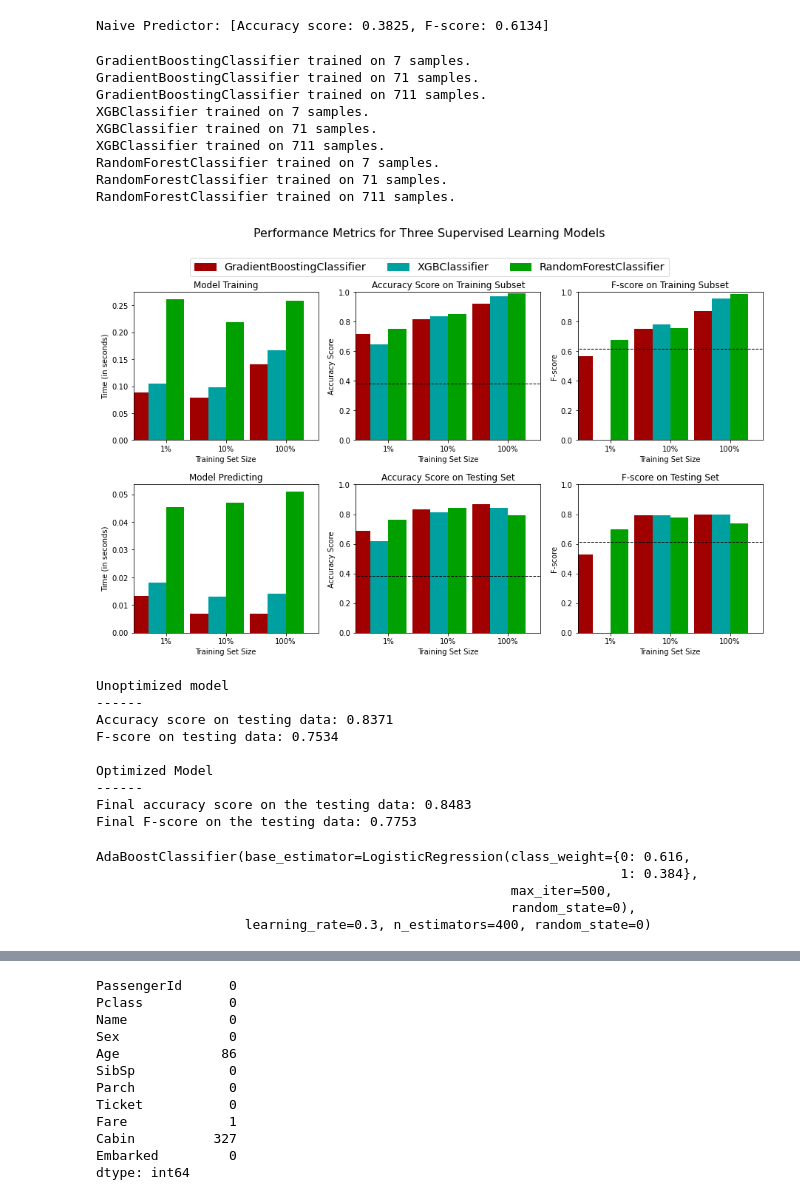
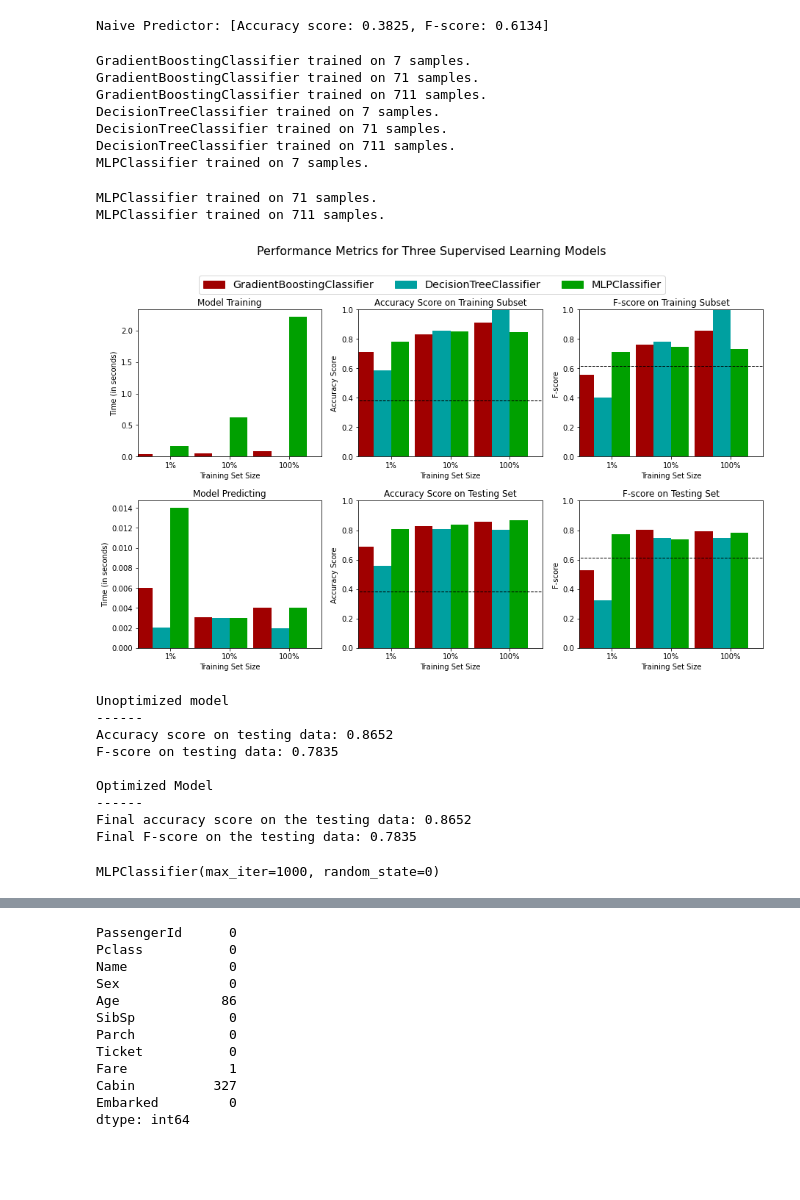
Before and after one commit to walidsi/titanic, a Jupyter notebook: titianic.ipynb, the cells around one changed output, grey strips where cells are left out. Saved outputs shown, nothing was run; the diff lists cells and outputs as text; code cells hidden in the pictures; blank space fills up the shorter version.

Commit message:
Fix bug in TitanicDataPreProccessor + other stuff
Fix bug in TitanicDataPreProccessor + try MLPClassifier

```diff
--- a/titianic.ipynb
+++ b/titianic.ipynb
@@ -164,5 +169,5 @@ class TitanicDataPreProccessor:
 # %%
-preproccessor = TitanicDataPreProccessor()
+preproccessor = TitanicDataPreProccessor(titanic_df)
 titanic_final = preproccessor.preprocess_data(titanic_df)
 titanic_final.head()
 # %% [output]
@@ -302,45 +306,48 @@ from sklearn.ensemble import GradientBoostingClassifier, AdaBoostClassifier, Ran
 from sklearn.neighbors import KNeighborsClassifier
 from sklearn.svm import SVC, LinearSVC
 import xgboost as xgb
+from sklearn.gaussian_process import GaussianProcessClassifier
+from sklearn.neural_network import MLPClassifier
+from sklearn.tree import DecisionTreeClassifier
 import warnings
 warnings.filterwarnings("ignore", category = UserWarning, module = "xgboost")
 
 # # TODO: Initialize the three models
 #weights = {0: 0.75, 1: 0.25}
 clf_A = GradientBoostingClassifier()
-clf_B = xgb.XGBClassifier(eval_metric='rmse')
-clf_C = RandomForestClassifier()
+clf_B = DecisionTreeClassifier(random_state=0)
+clf_C = MLPClassifier(random_state=0, max_iter=1000)
 
 
 # TODO: Calculate the number of samples for 1%, 10%, and 100% of the training data
 # HINT: samples_100 is the entire training set i.e. len(y_train)
 # HINT: samples_10 is 10% of samples_100 (ensure to set the count of the values to be `int` and not `float`)
 # HINT: samples_1 is 1% of samples_100 (ensure to set the count of the values to be `int` and not `float`)
 samples_100 = len(y_train)
 samples_10 = int(0.1 * samples_100)
 samples_1 = int(0.01 * samples_100)
 
 # Collect results on the learners
 results = {}
 for clf in [clf_A, clf_B, clf_C]:
     clf_name = clf.__class__.__name__
     results[clf_name] = {}
     for i, samples in enumerate([samples_1, samples_10, samples_100]):
         results[clf_name][i] = train_predict(clf, samples, X_train, y_train, X_test, y_test)
 
 # Run metrics visualization for the three supervised learning models chosen
 vs.evaluate(results, accuracy, fscore)
 # %% [output]
 GradientBoostingClassifier trained on 7 samples.
 GradientBoostingClassifier trained on 71 samples.
 GradientBoostingClassifier trained on 711 samples.
-XGBClassifier trained on 7 samples.
-XGBClassifier trained on 71 samples.
-XGBClassifier trained on 711 samples.
-RandomForestClassifier trained on 7 samples.
-RandomForestClassifier trained on 71 samples.
-RandomForestClassifier trained on 711 samples.
+DecisionTreeClassifier trained on 7 samples.
+DecisionTreeClassifier trained on 71 samples.
+DecisionTreeClassifier trained on 711 samples.
+MLPClassifier trained on 7 samples.
+MLPClassifier trained on 71 samples.
+MLPClassifier trained on 711 samples.
-[figure, old version]
+[figure, new version]
 # %%
 from sklearn.metrics import accuracy_score, fbeta_score
 
@@ -354,14 +361,36 @@ weight = {1: 0.384, 0: 0.616}
 # clf = LogisticRegression(random_state=0, class_weight=weight, max_iter=500)
 # clf = KNeighborsClassifier()
 # clf = (random_state=0, class_weight=weight)
-clf = AdaBoostClassifier(random_state=0, base_estimator=LogisticRegression(random_state=0, class_weight=weight, max_iter=500))
+# clf = AdaBoostClassifier(random_state=0, base_estimator=LogisticRegression(random_state=0, class_weight=weight, max_iter=500))
+# clf = xgb.XGBClassifier(random_state=0)
+# clf = GaussianProcessClassifier(random_state=0)
+clf = MLPClassifier(random_state=0, max_iter=1000)
+# clf = DecisionTreeClassifier(random_state=0)
 
 
 # TODO: Create the parameters list you wish to tune, using a dictionary if needed.
 # HINT: parameters = {'parameter_1': [value1, value2], 'parameter_2': [value1, value2]}
 
-# Hyperparameters tuning
-if clf.__class__.__name__ == 'RandomForestClassifier':
+# Hyperparameters tuning, dictionary of parameters to be tuned
+# Must include default values for all parameters in the list of values to be tested
+if clf.__class__.__name__ == 'DecisionTreeClassifier':
+    parameters = {
+        'max_depth': [2, 3, 5, 10, 20],
+        'min_samples_leaf': [3, 5, 10, 20, 50],
+        'criterion': ["gini", "entropy"]
+    }
+elif clf.__class__.__name__ == 'MLPClassifier':
+    parameters = {
+        'activation': ['identity', 'logistic', 'relu'],
+        'alpha': [0.0001, 0.001, 0.01, 0.1, 1],
+        'learning_rate': ['constant', 'invscaling', 'adaptive'],
+
+    }
+elif clf.__class__.__name__ == 'GaussianProcessClassifier':
+    parameters = {
+        'max_iter_predict': [100, 200, 300, 400, 500, 600, 700, 800, 900, 1000],
+    }
+elif clf.__class__.__name__ == 'RandomForestClassifier':
     parameters = {
         'n_estimators': [10, 50, 100, 200, 500],
         'criterion': ['gini', 'entropy'],
@@ -394,9 +423,9 @@ elif clf.__class__.__name__ == 'KNeighborsClassifier':
     }
 elif clf.__class__.__name__ == 'GradientBoostingClassifier':
     parameters = {
-        'learning_rate': [0.001, 0.005, 0.01, 0.05, 0.1, 0.5, 1],
+        'learning_rate': [0.001, 0.01, 0.1, 1, 10],
         'n_estimators': [50, 100, 200, 300, 400],
-        "max_depth": [3],
+        "max_depth": [2, 3, 4],
     }
 elif clf.__class__.__name__ == 'LogisticRegression':
     parameters = {
@@ -453,18 +482,14 @@ best_clf
 # %% [output]
 Unoptimized model
 ------
-Accuracy score on testing data: 0.8371
-F-score on testing data: 0.7534
+Accuracy score on testing data: 0.8652
+F-score on testing data: 0.7835
 
 Optimized Model
 ------
-Final accuracy score on the testing data: 0.8483
-Final F-score on the testing data: 0.7753
+Final accuracy score on the testing data: 0.8652
+Final F-score on the testing data: 0.7835
-AdaBoostClassifier(base_estimator=LogisticRegression(class_weight={0: 0.616,
-                                                                   1: 0.384},
-                                                     max_iter=500,
-                                                     random_state=0),
-                   learning_rate=0.3, n_estimators=400, random_state=0)
+MLPClassifier(max_iter=1000, random_state=0)
 # %%
 # Train optimized model on ALL available data. Hopefully that increases accuracy on the test_census.csv predictions
 best_clf.fit(features, target)
```
Also changed, not shown: parts of 7 cells of this notebook.
